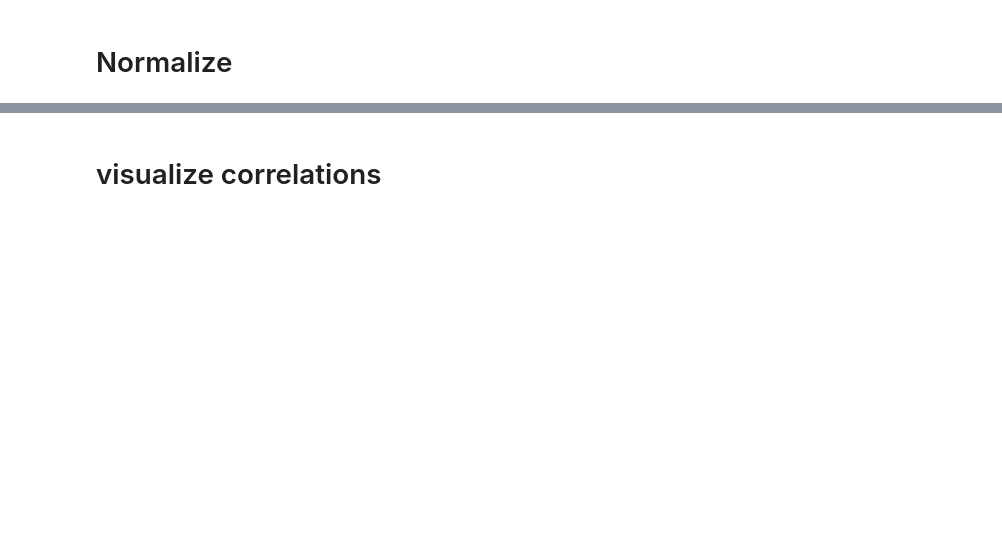
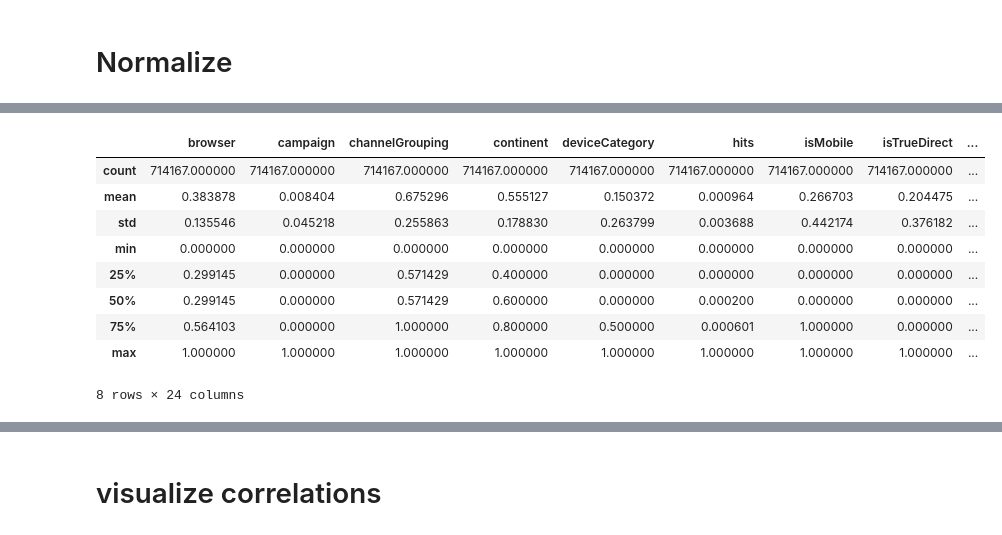
Before and after one commit to kyokicchi/ggl_an_codes, a Jupyter notebook: ggl_analytics.ipynb, the cells around one changed output, grey strips where cells are left out. Saved outputs shown, nothing was run; the diff lists cells and outputs as text; code cells hidden in the pictures; blank space fills up the shorter version.

```diff
--- a/ggl_analytics.ipynb
+++ b/ggl_analytics.ipynb
@@ -256,12 +244,0 @@ onehot_cols
-# %%
-%%time
-
-def oneHot(df,col):
-    dum = pd.get_dummies(df[col], drop_first = True)
-    df = pd.concat((df, dum),axis = 1)
-    df = df.drop(col,axis = 1)
-    return df
-
-for x in onehot_cols:
-    df_train = oneHot(df_train,x)
-    df_test = oneHot(df_test,x)
@@ -294,7 +275,7 @@ Wall time: 13.9 s
 %%time
 l = {}
 for x in df_train.columns:
-    l[x] = x.replace(' ','').replace('(','').replace(')','').replace('-','')
+    l[x] = x.replace(' ','').replace('(','').replace(')','').replace('-','')[:20]
 
 df_train = df_train.rename(columns=l)
 df_test = df_test.rename(columns=l)
@@ -457,7 +466,7 @@ Wall time: 6.91 s
 # %%
 %%time
 
-tgt = [x for x in df_user_train.columns if x not in ['fullVisitorId','transactionRevenue_sum'] ]
+tgt = [x for x in df_user_train.columns if x not in ['fullVisitorId','transactionRevenue'] ]
 
 sc = MinMaxScaler()
 df_user_train[tgt] = sc.fit_transform(df_user_train[tgt])
@@ -467,3 +477,16 @@ KeyError: "['All Products' 'Data Share'\n 'Retail (DO NOT EDIT owners nophakun a
+# %%
+df_user_train.describe()
+# %% [output]
+|  | browser | campaign | channelGrouping | continent | deviceCategory | hits | isMobile | isTrueDirect | ... |
+| count | 714167.000000 | 714167.000000 | 714167.000000 | 714167.000000 | 714167.000000 | 714167.000000 | 714167.000000 | 714167.000000 | ... |
+| mean | 0.383878 | 0.008404 | 0.675296 | 0.555127 | 0.150372 | 0.000964 | 0.266703 | 0.204475 | ... |
+| std | 0.135546 | 0.045218 | 0.255863 | 0.178830 | 0.263799 | 0.003688 | 0.442174 | 0.376182 | ... |
+| min | 0.000000 | 0.000000 | 0.000000 | 0.000000 | 0.000000 | 0.000000 | 0.000000 | 0.000000 | ... |
+| 25% | 0.299145 | 0.000000 | 0.571429 | 0.400000 | 0.000000 | 0.000000 | 0.000000 | 0.000000 | ... |
+| 50% | 0.299145 | 0.000000 | 0.571429 | 0.600000 | 0.000000 | 0.000200 | 0.000000 | 0.000000 | ... |
+| 75% | 0.564103 | 0.000000 | 1.000000 | 0.800000 | 0.500000 | 0.000601 | 1.000000 | 0.000000 | ... |
+| max | 1.000000 | 1.000000 | 1.000000 | 1.000000 | 1.000000 | 1.000000 | 1.000000 | 1.000000 | ... |
+8 rows × 24 columns
 # %%
 %%time
 df_user_train.to_csv(path + 'user_train_n.csv')
```
Also changed, not shown: parts of 41 cells of this notebook.
